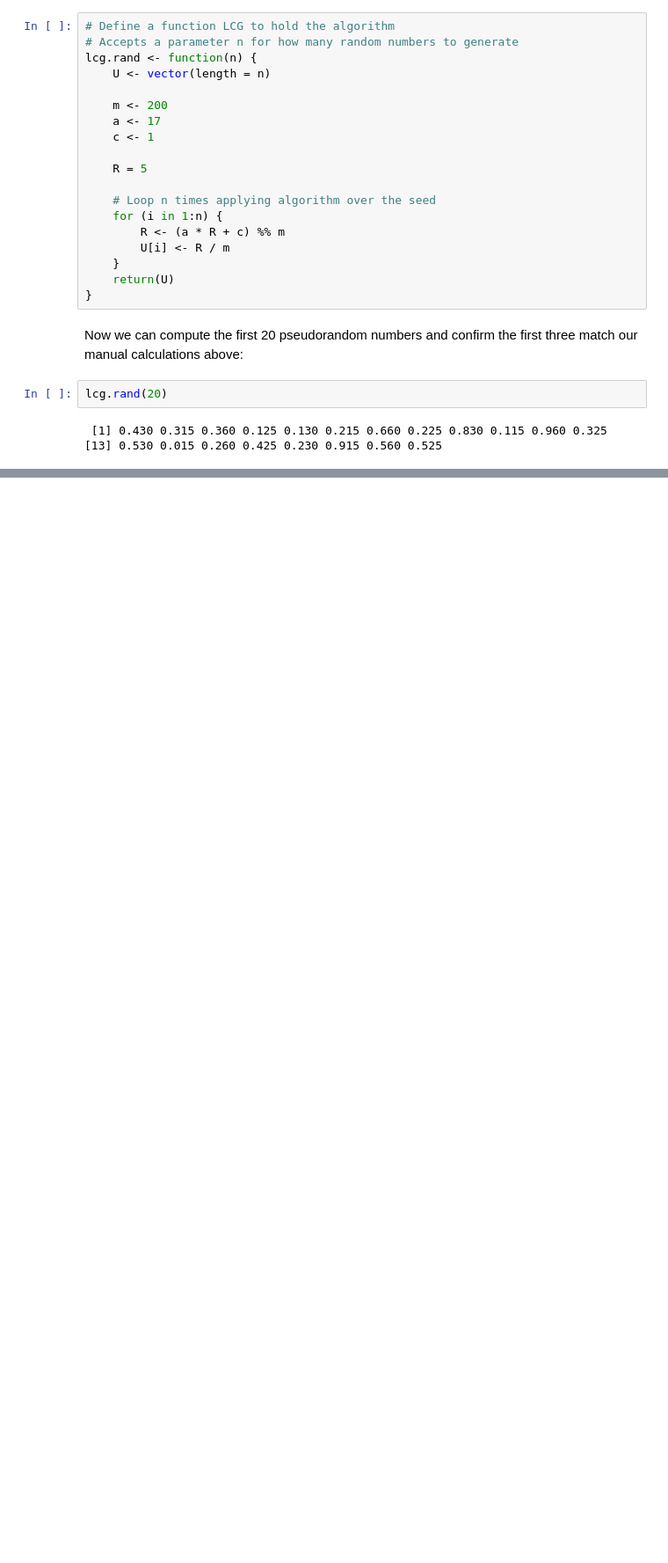
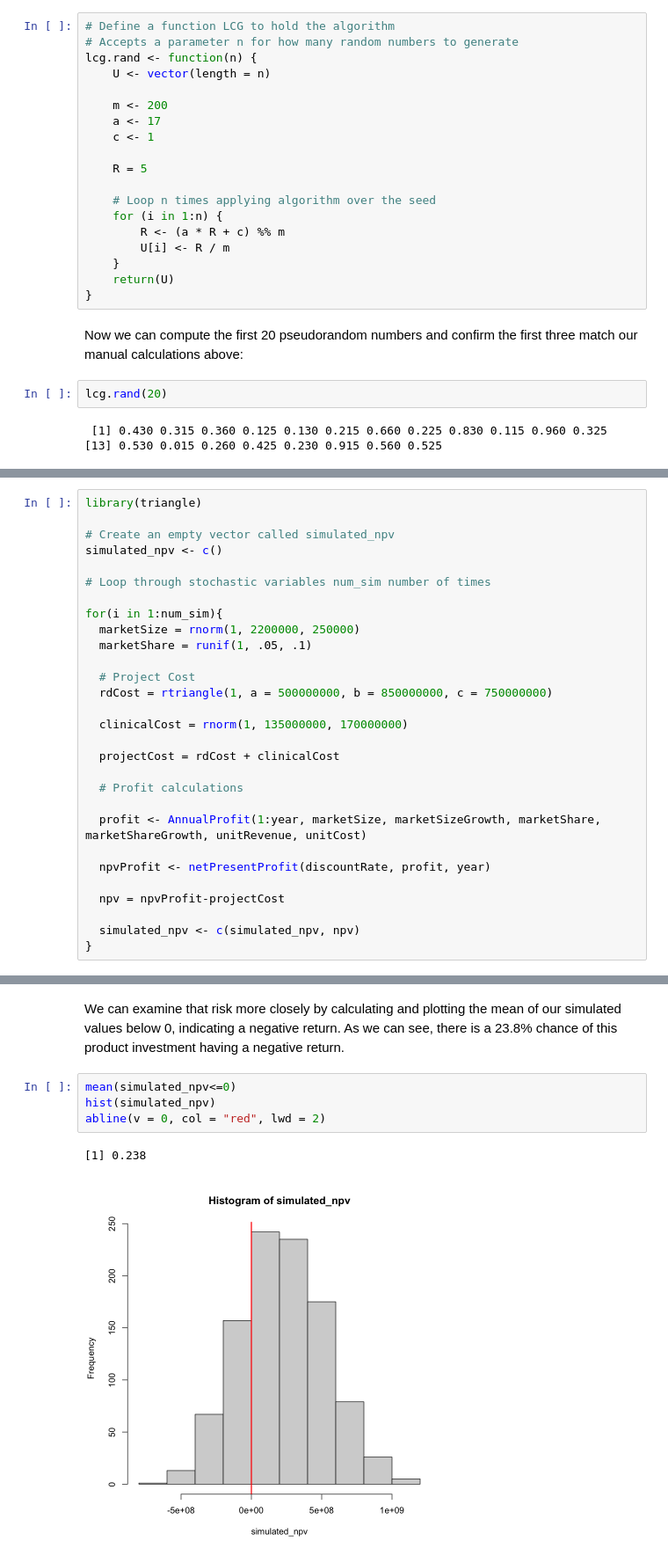
Before and after one commit to jd-santos/MS_DataScience, a Jupyter notebook: 10 Simulation/03 Monte Carlo Simulation.ipynb, the cells around one changed output, grey strips where cells are left out. Shown at 88% size. Saved outputs shown, nothing was run; the diff lists cells and outputs as text; blank space fills up the shorter version.

```diff
--- a/10 Simulation/03 Monte Carlo Simulation.ipynb
+++ b/10 Simulation/03 Monte Carlo Simulation.ipynb
@@ -140,0 +174,29 @@ by adding a vertical line at zero.
+# %%
+library(triangle)
+
+# Create an empty vector called simulated_npv
+simulated_npv <- c()
+
+# Loop through stochastic variables num_sim number of times
+
+for(i in 1:num_sim){
+  marketSize = rnorm(1, 2200000, 250000)
+  marketShare = runif(1, .05, .1)
+
+  # Project Cost
+  rdCost = rtriangle(1, a = 500000000, b = 850000000, c = 750000000)
+
+  clinicalCost = rnorm(1, 135000000, 170000000)
+
+  projectCost = rdCost + clinicalCost
+
+  # Profit calculations
+
+  profit <- AnnualProfit(1:year, marketSize, marketSizeGrowth, marketShare, marketShareGrowth, unitRevenue, unitCost)
+
+  npvProfit <- netPresentProfit(discountRate, profit, year)
+
+  npv = npvProfit-projectCost
+
+  simulated_npv <- c(simulated_npv, npv)
+}
@@ -141,3 +216,12 @@ by adding a vertical line at zero.
+# %% [markdown]
+We can examine that risk more closely by calculating and plotting the mean of our simulated values below 0, indicating a negative return. As we can see, there is a 23.8% chance of this product investment having a negative return.
+# %%
+mean(simulated_npv<=0)
+hist(simulated_npv)
+abline(v = 0, col = "red", lwd = 2)
+# %% [output]
+[1] 0.238
+[figure, added]
 # %% [markdown]
 ## Optimizing Purchase Quantity
 
```
Also changed, not shown: parts of 14 cells of this notebook, 3 other files.
